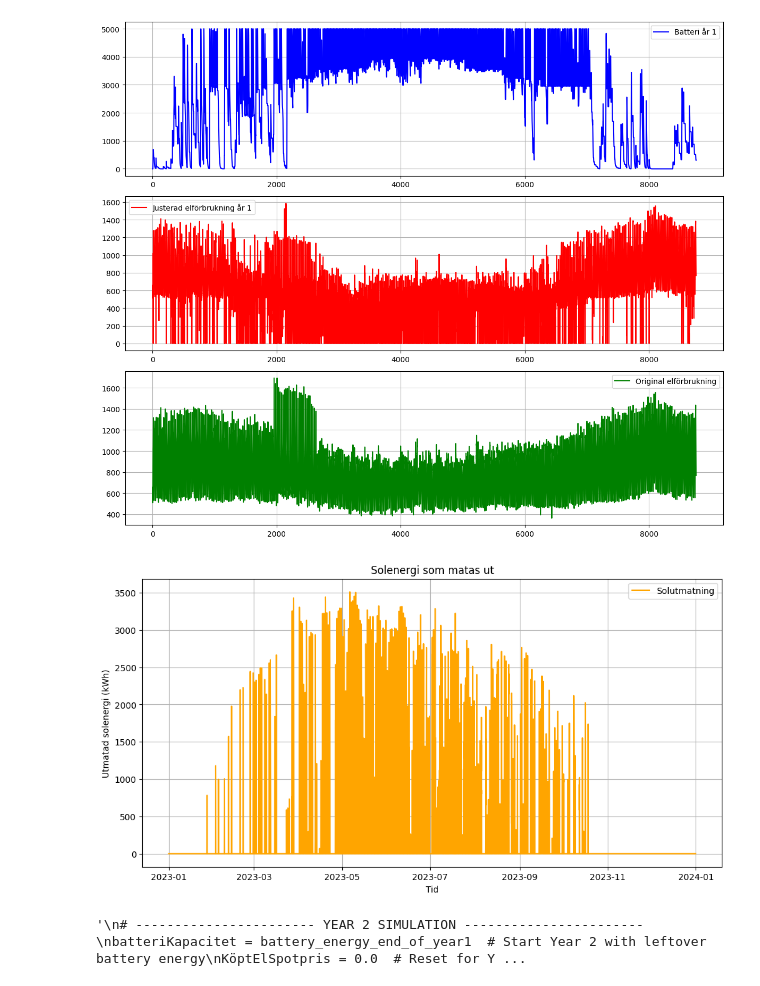
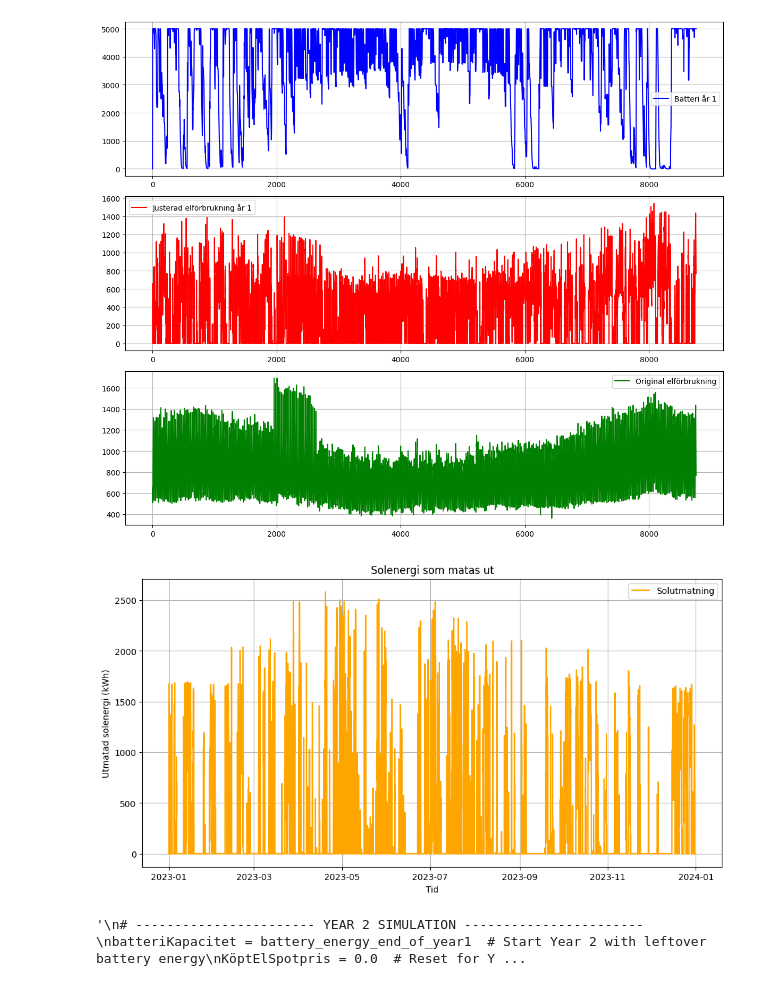
Before and after one commit to Jakobthuresson/Energigemenskaper, a Jupyter notebook: Merge.ipynb, the cells around one changed output. Cells and saved outputs as stored; diff of their text form; code cells hidden in the pictures.

Commit message:
Med vind

```diff
--- a/Merge.ipynb
+++ b/Merge.ipynb
@@ -7,10 +7,13 @@ import numpy as np
 Solprod = pd.read_excel("SolprodABK.xlsx")
 ABKEl = pd.read_excel("ABKEL.xlsx", names=["ABKEl"])
 Spotpris = pd.read_excel("Spotpris.xlsx", names=["Spotpris"])  # Namnge kolumnen korrekt
+Vindprod = pd.read_excel("Vindturbin.xlsx")
 
 # Extrahera första kolumnen från respektive DataFrame
-Sol = 0.8*Solprod.iloc[:, 0]  # Solel-produktion
+Sol = 0.2*Solprod.iloc[:, 0]  # Solel-produktion
+Vind = Vindprod.iloc[:, 0]
 
+Prod = Sol + Vind
 # Konvertera Spotpris till en lista för iteration
 Spot_list = Spotpris["Spotpris"].tolist()
 ABK_list = ABKEl["ABKEl"].tolist()
@@ -83,8 +86,8 @@ köptaTimmar = []  # Lista för köpta spotpriser och tid
 solutmatning = [] # lista för att hålla koll på utmatad sol
 
 
-for tid, sol, abk, spot in zip(Spotpris.index, Sol, ABK_list, Spot_list):
-    diff = abk - sol  # Difference between consumption and solar production
+for tid, prod, abk, spot in zip(Spotpris.index, Prod, ABK_list, Spot_list):
+    diff = abk - prod  # Difference between consumption and solar production
 
     if diff <= 0:
         # hålla koll på solen som inte får plats i batteri som måste matas ut
@@ -114,7 +117,7 @@ for tid, sol, abk, spot in zip(Spotpris.index, Sol, ABK_list, Spot_list):
             köptaTimmar.append((tid, spot if köpt_el > 0 else 0))
             solutmatning.append((tid, 0))
 
-        elif 16 <= tid.hour < 21 and sol == 0:
+        elif 16 <= tid.hour < 21 and prod == 0:
             faktor = 0.1
             energiFrånBatteri = min(batteriKapacitet * faktor, maxFrånBatteri)
             batteriKapacitet -= energiFrånBatteri
@@ -123,7 +126,7 @@ for tid, sol, abk, spot in zip(Spotpris.index, Sol, ABK_list, Spot_list):
             köptaTimmar.append((tid, spot if köpt_el > 0 else 0))
             solutmatning.append((tid, 0))
 
-        elif 16 <= tid.hour < 21 and sol > 0:
+        elif 16 <= tid.hour < 21 and prod > 0:
             energiFrånBatteri = min(batteriKapacitet * faktor, diff * faktor, maxFrånBatteri)
             batteriKapacitet -= energiFrånBatteri
             köpt_el = max(0, diff - energiFrånBatteri)
@@ -132,22 +135,22 @@ for tid, sol, abk, spot in zip(Spotpris.index, Sol, ABK_list, Spot_list):
             solutmatning.append((tid, 0))
 
         else:
-            if spot <= 35 and sol > 0:
+            if spot <= 35 and prod > 0:
                 #lågt spotpris och nu vill vi lagra
-                if batteriKapacitet + sol >= 5000:
+                if batteriKapacitet + prod >= 5000:
                     #batteriet blir fullt med vår produktion
-                    solÖver = (batteriKapacitet + sol) - 5000
+                    solÖver = (batteriKapacitet + prod) - 5000
                     batteriKapacitet = batteriMaxKapacitet
                     elförbrukning.append(max(0, abk-solÖver))
                     köptaTimmar.append((tid,spot))
                     solutmatning.append((tid, 0))
                 else:
-                    batteriKapacitet += sol
+                    batteriKapacitet += prod
                     elförbrukning.append(abk)
                     köptaTimmar.append((tid, spot))
                     solutmatning.append((tid, 0))
 
-            elif 35 < spot < 100 and sol > 0:
+            elif 35 < spot < 100 and prod > 0:
                 #pris mellan våra värden, då lagrar vi inte utan köper in diffen
                 elförbrukning.append(diff)
                 köptaTimmar.append((tid, spot))
@@ -391,3 +394,3 @@ Justerad elkostnad simulering: 8075809.055159724
-[figure, old version]
+[figure, new version]
-[figure, old version]
+[figure, new version]
 '\n# ----------------------- YEAR 2 SIMULATION -----------------------\nbatteriKapacitet = battery_energy_end_of_year1  # Start Year 2 with leftover battery energy\nKöptElSpotpris = 0.0  # Reset for Y ...
```
Also changed, not shown: parts of 1 cell of this notebook.
